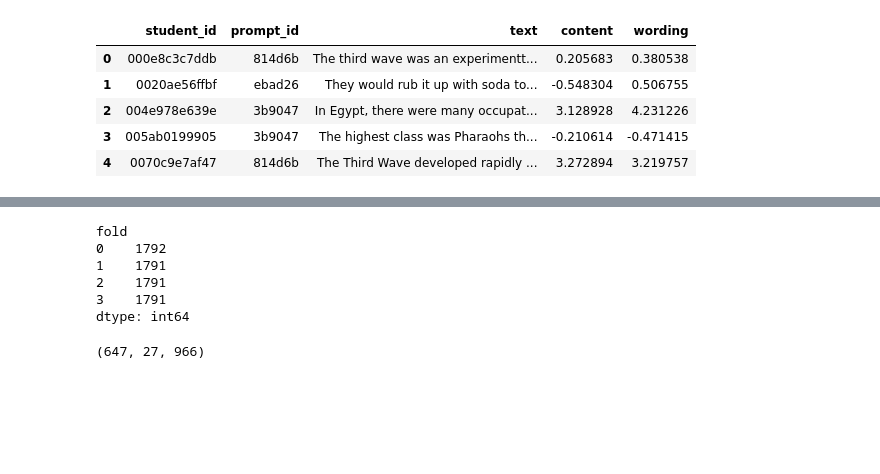
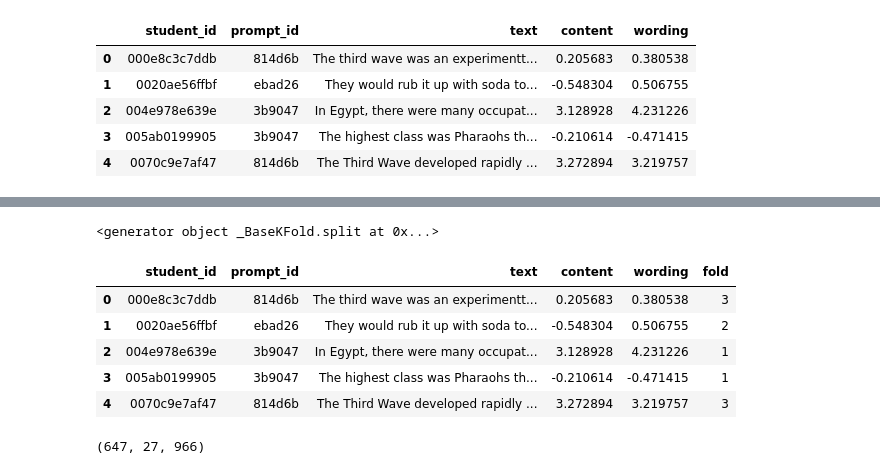
Before and after one commit to xiaosuhu/CommonLit, a Jupyter notebook: commonlit-deberta-v3.ipynb, the cells around one changed output, grey strips where cells are left out. Cells and saved outputs as stored; diff of their text form; code cells hidden in the pictures; blank space fills up the shorter version.

```diff
--- a/commonlit-deberta-v3.ipynb
+++ b/commonlit-deberta-v3.ipynb
@@ -163,20 +172,20 @@ Num Epochs: 5
 # %%
-"""prompts_train = pd.read_csv('/kaggle/input/commonlit-evaluate-student-summaries/prompts_train.csv')
-prompts_test = pd.read_csv('/kaggle/input/commonlit-evaluate-student-summaries/prompts_test.csv')
+"""train_prompts = pd.read_csv('/kaggle/input/commonlit-evaluate-student-summaries/train_prompts.csv')
+test_prompts = pd.read_csv('/kaggle/input/commonlit-evaluate-student-summaries/test_prompts.csv')
 submission = pd.read_csv('/kaggle/input/commonlit-evaluate-student-summaries/sample_submission.csv')
-summary_train = pd.read_csv('/kaggle/input/commonlit-evaluate-student-summaries/summaries_train.csv')
-summary_test = pd.read_csv('/kaggle/input/commonlit-evaluate-student-summaries/summaries_test.csv')"""
+train_data = pd.read_csv('/kaggle/input/commonlit-evaluate-student-summaries/summaries_train.csv')
+test_data = pd.read_csv('/kaggle/input/commonlit-evaluate-student-summaries/summaries_test.csv')"""
 
-prompts_train = pd.read_csv('./Data/prompts_train.csv')
-prompts_test = pd.read_csv('./Data/prompts_test.csv')
+train_prompts = pd.read_csv('./Data/prompts_train.csv')
+test_prompts = pd.read_csv('./Data/prompts_test.csv')
 submission = pd.read_csv('./Data/sample_submission.csv')
-summary_train = pd.read_csv('./Data/summaries_train.csv')
-summary_test = pd.read_csv('./Data/summaries_test.csv')
+train_data = pd.read_csv('./Data/summaries_train.csv')
+test_data = pd.read_csv('./Data/summaries_test.csv')
 
-print(f"Prompt Train.shape: {prompts_train.shape}")
-display(prompts_train.head())
-print(f"Summary Train.shape: {summary_train.shape}")
-display(summary_train.head())
+print(f"Prompt Train.shape: {train_prompts.shape}")
+display(train_prompts.head())
+print(f"Summary Train.shape: {train_data.shape}")
+display(train_data.head())
 # %% [output]
 Prompt Train.shape: (4, 4)
 |  | prompt_id | prompt_question | prompt_title | prompt_text |
@@ -222,17 +203,29 @@ train.head()
 # %%
-train['fold'] = -1
+for i, (train_index, val_index) in enumerate(gkf.split(train_data, groups = train_data['prompt_id'])):
+    print(i)
+    print(train_index)
+    print(val_index)
+# %% [output]
+<generator object _BaseKFold.split at 0x...>
 # %%
-fold = StratifiedKFold(n_splits=cfg.fold, shuffle=True, random_state=cfg.seed)
+"""fold = StratifiedKFold(n_splits=cfg.fold, shuffle=True, random_state=cfg.seed)
 for n, (train_index, val_index) in enumerate(fold.split(train, train['prompt_id'])):
     train.loc[val_index, 'fold'] = n
 train['fold'] = train['fold'].astype(int)
 fold_sizes = train.groupby('fold').size()
-print(fold_sizes)
+print(fold_sizes)"""
+
+gkf = GroupKFold(n_splits = cfg.fold)
+
+for i, (_, val_index) in enumerate(gkf.split(train_data, groups = train_data['prompt_id'])):
+    train_data.loc[val_index, 'fold'] = i
+
+train_data.head()
 # %% [output]
-fold
-0    1792
-1    1791
-2    1791
-3    1791
-dtype: int64
+|  | student_id | prompt_id | text | content | wording | fold |
+| 0 | 000e8c3c7ddb | 814d6b | The third wave was an experimentt... | 0.205683 | 0.380538 | 3 |
+| 1 | 0020ae56ffbf | ebad26 | They would rub it up with soda to... | -0.548304 | 0.506755 | 2 |
+| 2 | 004e978e639e | 3b9047 | In Egypt, there were many occupat... | 3.128928 | 4.231226 | 1 |
+| 3 | 005ab0199905 | 3b9047 | The highest class was Pharaohs th... | -0.210614 | -0.471415 | 1 |
+| 4 | 0070c9e7af47 | 814d6b | The Third Wave developed rapidly ... | 3.272894 | 3.219757 | 3 |
 # %%
```
Also changed, not shown: parts of 11 cells of this notebook, 1 other file.
